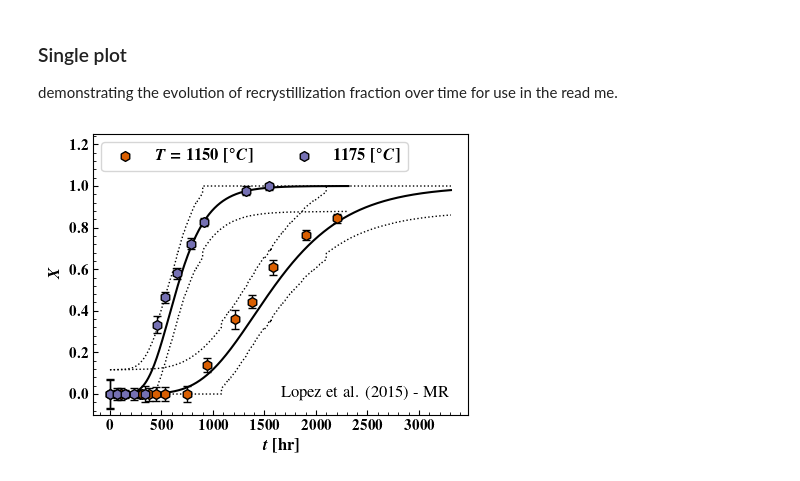
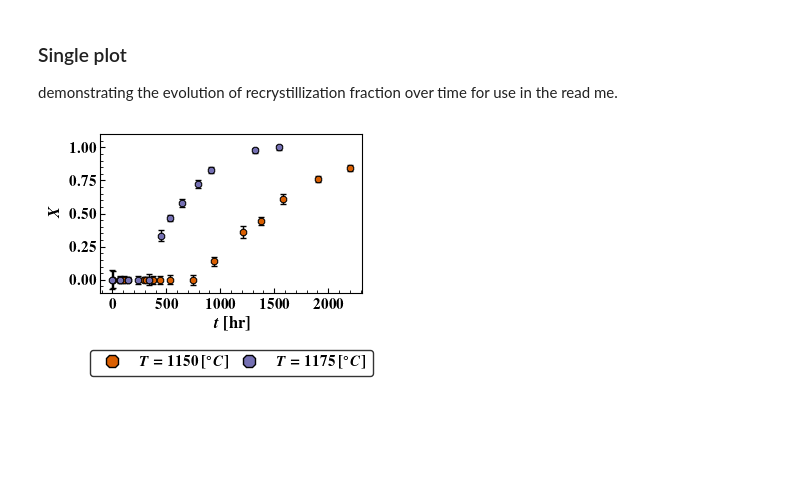
Before and after one commit to ml-ME-gatech/modeling_tungsten, a Jupyter notebook: recrystallization/visualizations/recrystillization_fraction_visualization.ipynb, the cells around one changed output. Drawn from its saved outputs; the diff is of its cells as text; code cells hidden in the pictures; blank space fills up the shorter version.

```diff
--- a/recrystallization/visualizations/recrystillization_fraction_visualization.ipynb
+++ b/recrystallization/visualizations/recrystillization_fraction_visualization.ipynb
@@ -22,6 +22,7 @@ MODEL_PATH = PARENT_DIR.joinpath('.model')
 INFERENCE_PATH = PARENT_DIR.joinpath('.inference')
 GIT_IMAGE_PATH = PARENT_DIR.joinpath('.git_images')
 GIT_TABLE_PATH = PARENT_DIR.joinpath('.git_tables')
+IMAGE_PATH = PARENT_DIR.joinpath('images')
 sys.path.append(str(PARENT_DIR))
 from common_util import setup_axis_default,get_data_label,gl_fit_model_setup,get_data_multiplier
 
@@ -36,6 +37,7 @@ rng_key = random.PRNGKey(136)
 from typing import Tuple,Callable
 import numpyro
 # %%
+from matplotlib.lines import Line2D
 
 def ft_glm_model(t: float,
               T:float,
@@ -110,40 +112,51 @@ def plot_experimental_data(ax: plt.Axes,
     helper function to plot data.
     """
 
     label = r'\textbf{$T = ' + f'{temperature}$' + r' [$^\circ C $]}' if first_label else  r'\textbf{' rf'${temperature}$' + r' [$^\circ C $]}'
     data = exp_data.loc[exp_data['temperature'] == temperature]
 
     #plot the data and error bars
-    ax.scatter(data['time']/3600,data['X'],facecolor = color,s = 50,
-            edgecolor = 'k',zorder = 100,marker = 'h',
+    ax.scatter(data['time']/3600,data['X'],facecolor = color,s = 25,
+            edgecolor = 'k',zorder = 100,marker = '8',lw = 0.75,
             label = label if make_label else None)
     ax.errorbar(data['time']/3600,data['X'],yerr = data['std'],color = 'k',
-                fmt = 'none',capsize = 3,elinewidth = 1.0)
+                fmt = 'none',capsize = 2,elinewidth = 1.0)
 
 
 model_name = 'Generalized Logistic_{}'
 file = DATA_DIR.joinpath('alfonso_data/moderate_roll.csv')
 
 with open(INFERENCE_PATH.joinpath(f'{model_name.format(get_data_label(file))}_trunc_normal_samples.pkl'),'rb') as f:
     posterior_samples = pickle.load(f)
 
 inf_summary = pd.read_csv(INFERENCE_PATH.joinpath(f'{model_name.format(get_data_label(file))}_trunc_normal_params.csv'),index_col = 0)['ml']
 
-fig,ax = plt.subplots(figsize = (4.5,3.5))
+fig,axes = plt.subplots(nrows = 2,figsize = (3.5,2.75),height_ratios= [1,0.2])
+ax,lax = axes.flatten()
 setup_axis_default(ax)
 t,T,X,df,bounds,p0 = gl_fit_model_setup(file, mult = get_data_multiplier(file))
 
 for i,temp,color in zip(range(2),[1150,1175],plt.get_cmap('Dark2')([0.2,0.3])):
     plot_experimental_data(ax,df,temp,color,first_label = i == 0)
-    plot_posterior_prediction(ax,posterior_samples,inf_summary,temp,df)
+    #plot_posterior_prediction(ax,posterior_samples,inf_summary,temp,df)
 
 
 ax.set_xlabel(r'$t$ \textbf{[hr]}',fontsize = 12)
 ax.set_ylabel(r'$X$',fontsize = 12)
-ax.text(0.95, 0.05, get_data_label(file) , ha='right', va='bottom', transform=ax.transAxes, fontsize=12)
-ax.legend(loc = 'upper left',fontsize = 12,ncols = 2)
+#ax.text(0.95, 0.05, get_data_label(file) , ha='right', va='bottom', transform=ax.transAxes, fontsize=12)
+leg = lax.legend(handles = [Line2D([],[],color = 'w',marker = '8',lw = 0.75,
+                                    markerfacecolor = color,markersize = 10,
+                                    markeredgecolor= 'k')
+                                    for temp,color in zip([1150,1175],plt.get_cmap('Dark2')([0.2,0.3]))],
+                labels = [r'\textbf{$T = ' + f'{temp}$' + r' [$^\circ C $]}' for temp in [1150,1175]],
+                loc = 'center',fontsize = 11,ncols = 2,columnspacing = 0.25)
+lax.axis('off')
+frame = leg.get_frame()
+frame.set_linewidth(1.0)
+frame.set_edgecolor('k')
+
 fig.tight_layout()
-ax.set_ylim(-0.1,1.25)
-fig.savefig(GIT_IMAGE_PATH.joinpath(f'{model_name.format(get_data_label(file))}_data_example.svg'))
+ax.set_ylim(-0.1,1.1)
+fig.savefig(IMAGE_PATH.joinpath(f'{model_name.format(get_data_label(file))}_data_example.svg'))
 # %% [output]
-[figure, old version]
+[figure, new version]
```
Also changed, not shown: 57 other files.
